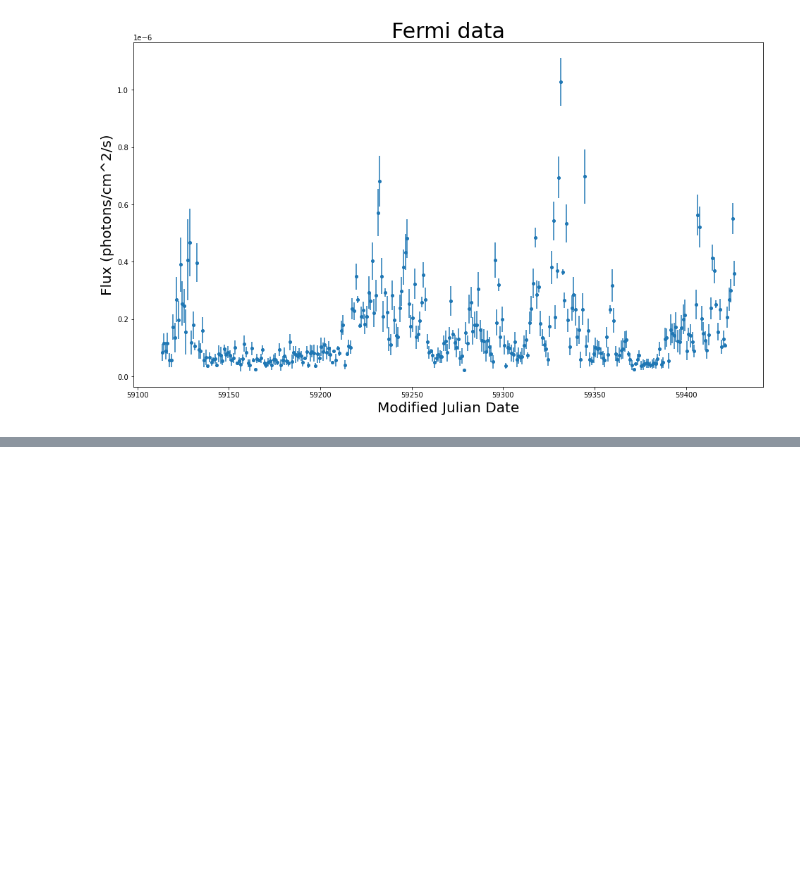
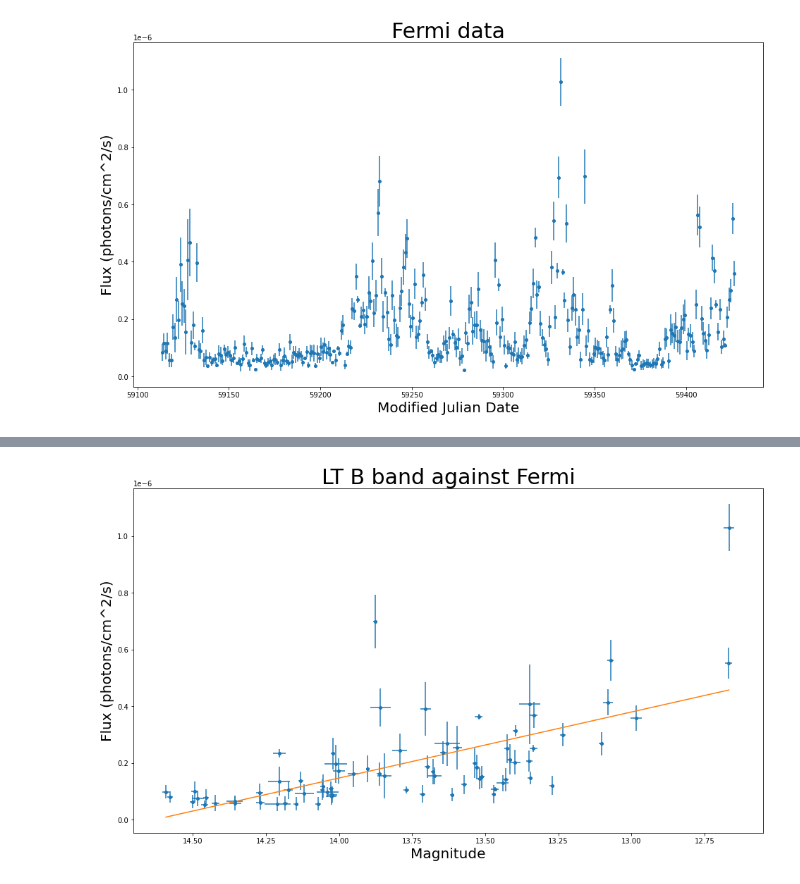
Before and after one commit to alexischatterley/BL_Lac_Graphing_Code, a Jupyter notebook: BL_Lac_Plots.ipynb, the cells around one changed output, grey strips where cells are left out. Cells and saved outputs as stored; diff of their text form; code cells hidden in the pictures; blank space fills up the shorter version.

```diff
--- a/BL_Lac_Plots.ipynb
+++ b/BL_Lac_Plots.ipynb
@@ -61,0 +65,16 @@ plt.show()
+# %%
+B_data2 = pd.read_csv('Reduced-BLLac-Data-B2.csv')
+Fermi_data3 = pd.read_csv('Fermidata3.csv')
+k = plt.figure()
+k.set_figwidth(16)
+k.set_figheight(9)
+plt.errorbar(B_data2.mag, Fermi_data3.Flux, xerr=B_data2.mag_err, yerr=Fermi_data3.Flux_err, marker='o', ms=4, linestyle='none')
+plt.gca().invert_xaxis()
+plt.plot(np.unique(B_data2.mag), np.poly1d(np.polyfit(B_data2.mag, Fermi_data3.Flux, 1))(np.unique(B_data2.mag)))
+plt.title("LT B band against Fermi", fontsize=30)
+plt.xlabel("Magnitude", fontsize=20)
+plt.ylabel("Flux (photons/cm^2/s)", fontsize=20)
+k.savefig("B_band_Fermi.jpeg")
+plt.show()
+# %% [output]
+[figure, added]
```
Also changed, not shown: parts of 5 cells of this notebook, 2 other files.
